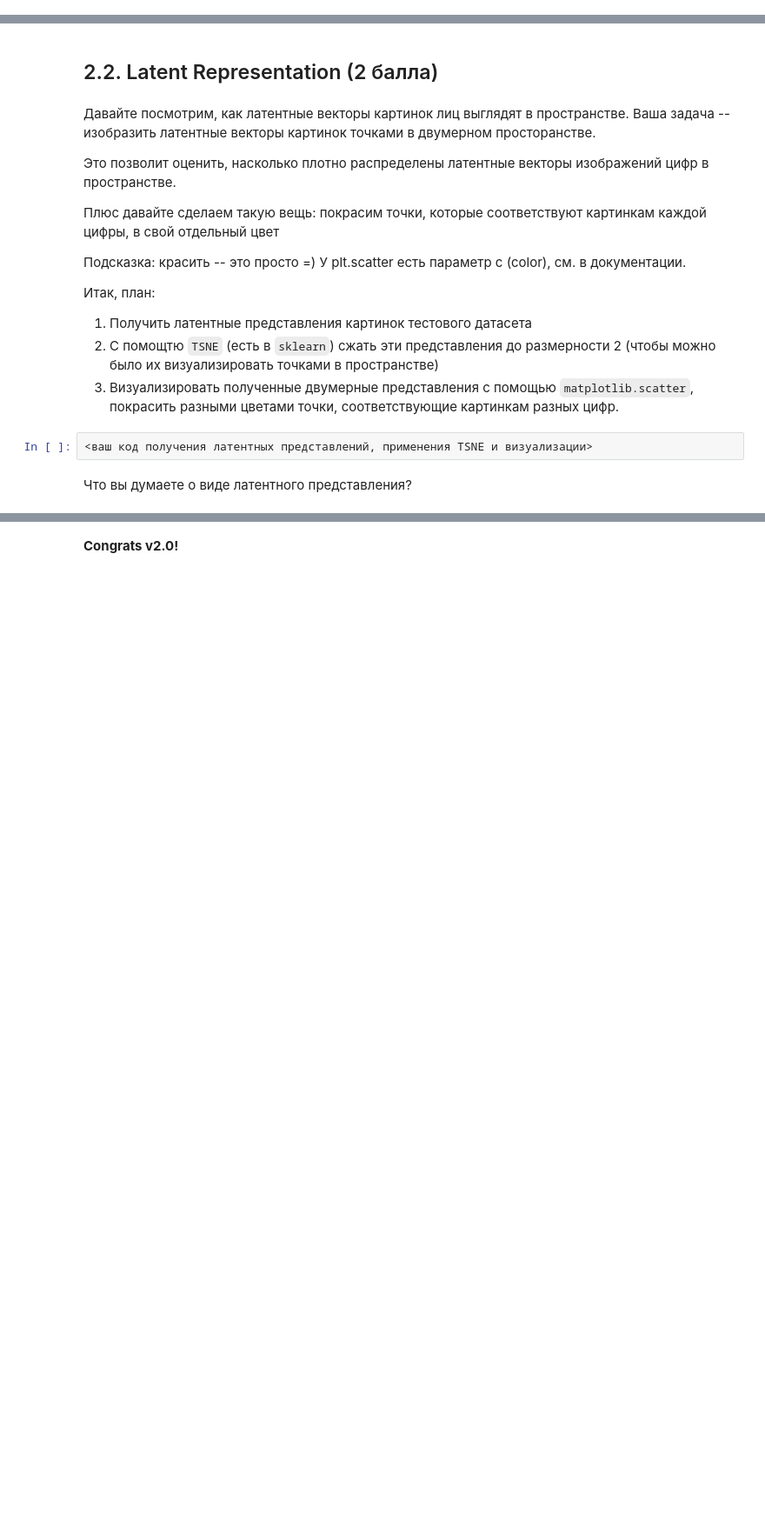
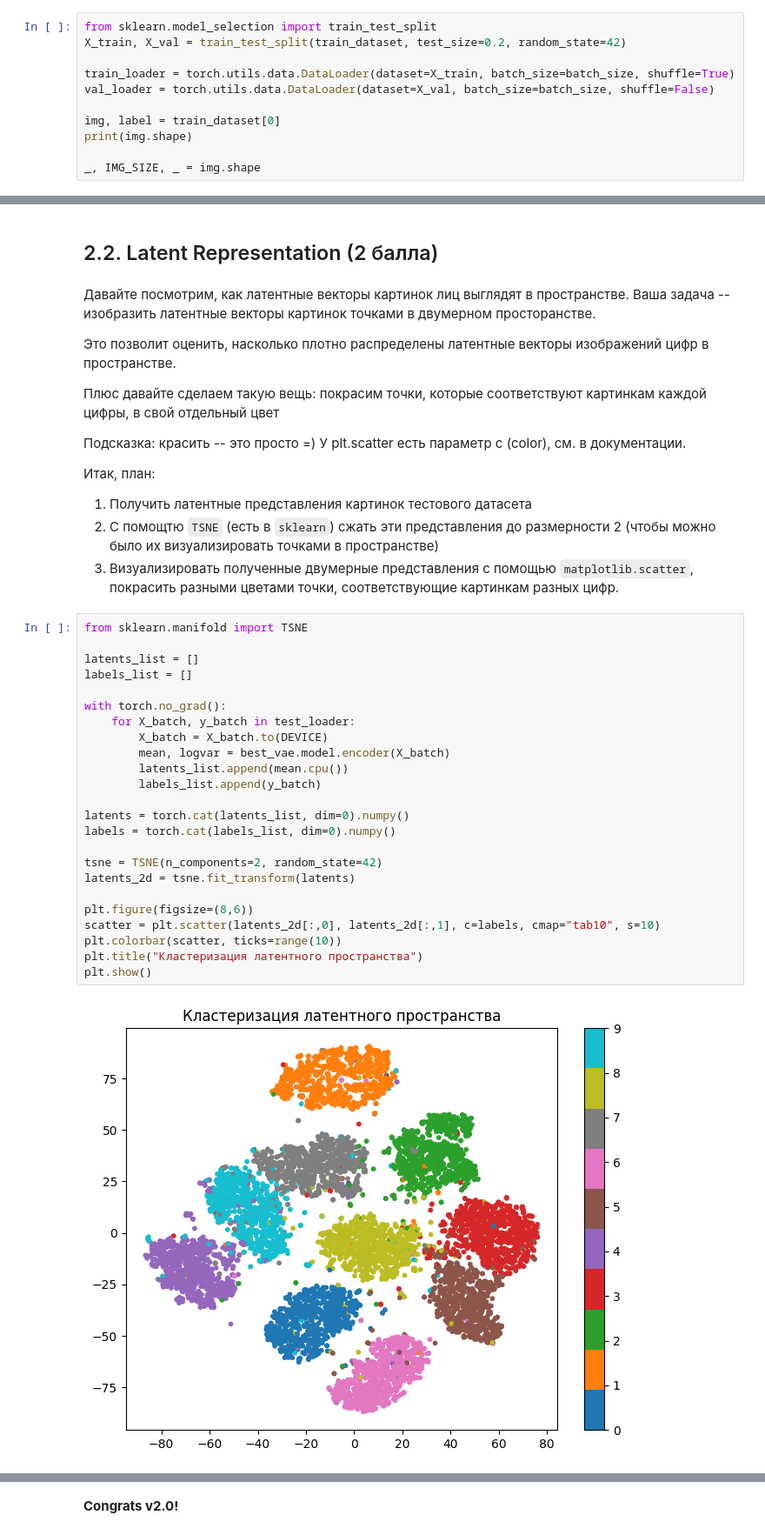
Before and after one commit to Figishe/DeepLearningSchool_part_1_ml_cv, a Jupyter notebook: week_10_AE_VAE/Homework/hw_7_autoencoders.ipynb, the cells around one changed output, grey strips where cells are left out. Shown at 87% size. Cells and saved outputs as stored; diff of their text form; blank space fills up the shorter version.

```diff
--- a/week_10_AE_VAE/Homework/hw_7_autoencoders.ipynb
+++ b/week_10_AE_VAE/Homework/hw_7_autoencoders.ipynb
@@ -614,0 +573,11 @@ test_loader = torch.utils.data.DataLoader(dataset=test_dataset, batch_size=batch
+# %%
+from sklearn.model_selection import train_test_split
+X_train, X_val = train_test_split(train_dataset, test_size=0.2, random_state=42)
+
+train_loader = torch.utils.data.DataLoader(dataset=X_train, batch_size=batch_size, shuffle=True)
+val_loader = torch.utils.data.DataLoader(dataset=X_val, batch_size=batch_size, shuffle=False)
+
+img, label = train_dataset[0]
+print(img.shape)
+
+_, IMG_SIZE, _ = img.shape
@@ -716,7 +866,29 @@ output = <скормите z декодеру>
 1. Получить латентные представления картинок тестового датасета
 2. С помощтю `TSNE` (есть в `sklearn`) сжать эти представления до размерности 2 (чтобы можно было их визуализировать точками в пространстве)
 3. Визуализировать полученные двумерные представления с помощью `matplotlib.scatter`, покрасить разными цветами точки, соответствующие картинкам разных цифр.
-# %%
-<ваш код получения латентных представлений, применения TSNE и визуализации>
-# %% [markdown]
-Что вы думаете о виде латентного представления?
+# %%
+from sklearn.manifold import TSNE
+
+latents_list = []
+labels_list = []
+
+with torch.no_grad():
+    for X_batch, y_batch in test_loader:
+        X_batch = X_batch.to(DEVICE)
+        mean, logvar = best_vae.model.encoder(X_batch)
+        latents_list.append(mean.cpu())
+        labels_list.append(y_batch)
+
+latents = torch.cat(latents_list, dim=0).numpy()
+labels = torch.cat(labels_list, dim=0).numpy()
+
+tsne = TSNE(n_components=2, random_state=42)
+latents_2d = tsne.fit_transform(latents)
+
+plt.figure(figsize=(8,6))
+scatter = plt.scatter(latents_2d[:,0], latents_2d[:,1], c=labels, cmap="tab10", s=10)
+plt.colorbar(scatter, ticks=range(10))
+plt.title("Кластеризация латентного пространства")
+plt.show()
+# %% [output]
+[figure, added]
```
Also changed, not shown: parts of 33 cells of this notebook.
